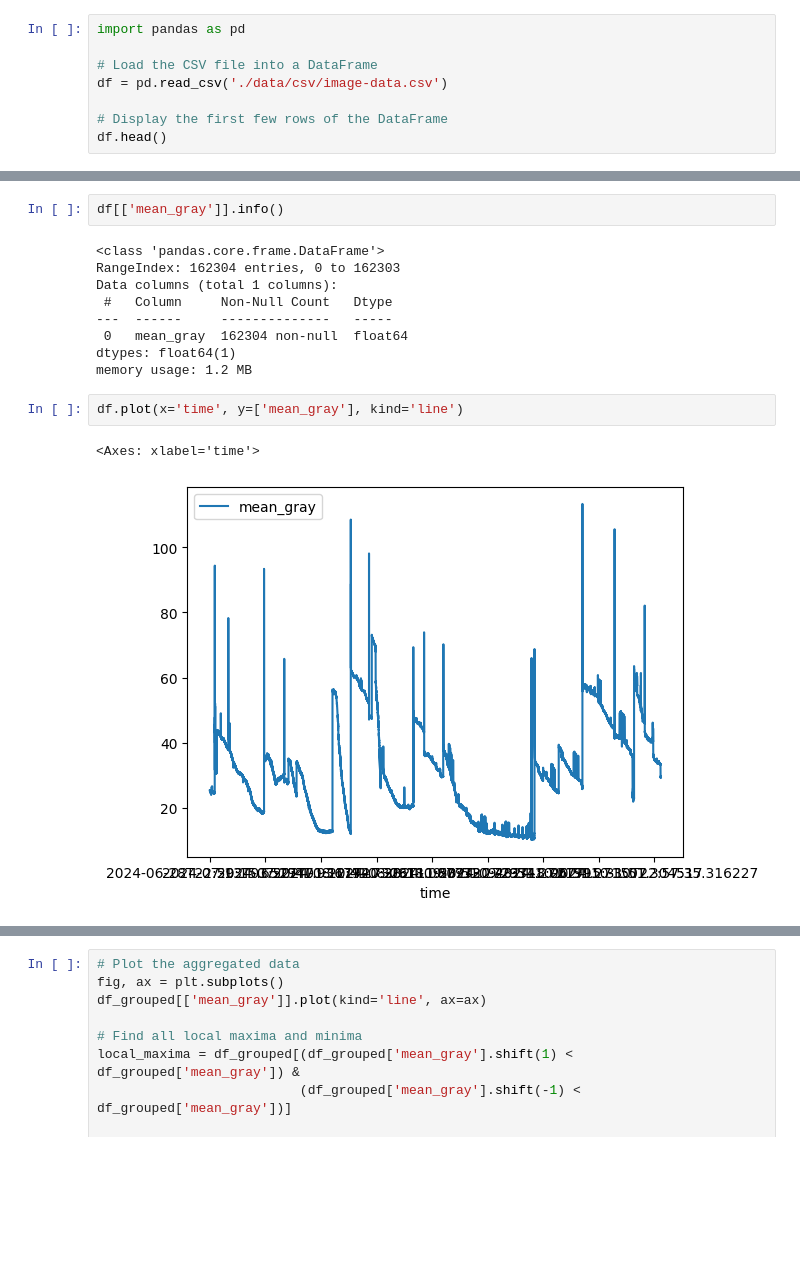
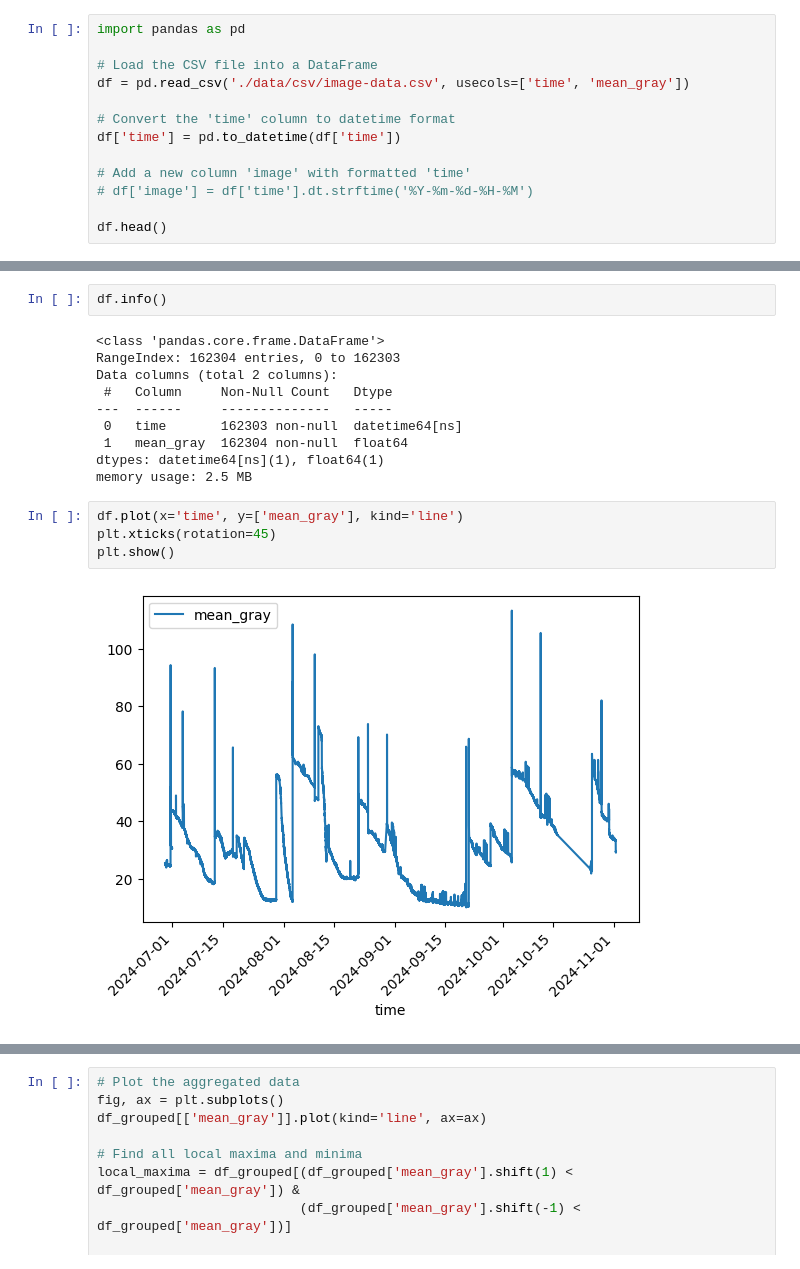
Before and after one commit to wiggle-bin/wiggle-notes, a Jupyter notebook: worms_actvitiy/DataActivityCorrelation.ipynb, the cells around one changed output, grey strips where cells are left out. Saved outputs shown, nothing was run; the diff lists cells and outputs as text; blank space fills up the shorter version.

```diff
--- a/worms_actvitiy/DataActivityCorrelation.ipynb
+++ b/worms_actvitiy/DataActivityCorrelation.ipynb
@@ -2,8 +2,13 @@
 import pandas as pd
 
 # Load the CSV file into a DataFrame
-df = pd.read_csv('./data/csv/image-data.csv')
+df = pd.read_csv('./data/csv/image-data.csv', usecols=['time', 'mean_gray'])
 
-# Display the first few rows of the DataFrame
+# Convert the 'time' column to datetime format
+df['time'] = pd.to_datetime(df['time'])
+
+# Add a new column 'image' with formatted 'time'
+# df['image'] = df['time'].dt.strftime('%Y-%m-%d-%H-%M')
+
 df.head()
 # %% [output]
@@ -28,17 +33,19 @@ df[['mean_gray']].describe()
 # %%
-df[['mean_gray']].info()
+df.info()
 # %% [output]
 <class 'pandas.core.frame.DataFrame'>
 RangeIndex: 162304 entries, 0 to 162303
-Data columns (total 1 columns):
+Data columns (total 2 columns):
  #   Column     Non-Null Count   Dtype
 ---  ------     --------------   -----
- 0   mean_gray  162304 non-null  float64
-dtypes: float64(1)
-memory usage: 1.2 MB
+ 0   time       162303 non-null  datetime64[ns]
+ 1   mean_gray  162304 non-null  float64
+dtypes: datetime64[ns](1), float64(1)
+memory usage: 2.5 MB
 # %%
 df.plot(x='time', y=['mean_gray'], kind='line')
+plt.xticks(rotation=45)
+plt.show()
 # %% [output]
-<Axes: xlabel='time'>
-[figure, old version]
+[figure, new version]
 # %%
```
Also changed, not shown: parts of 17 cells of this notebook.
